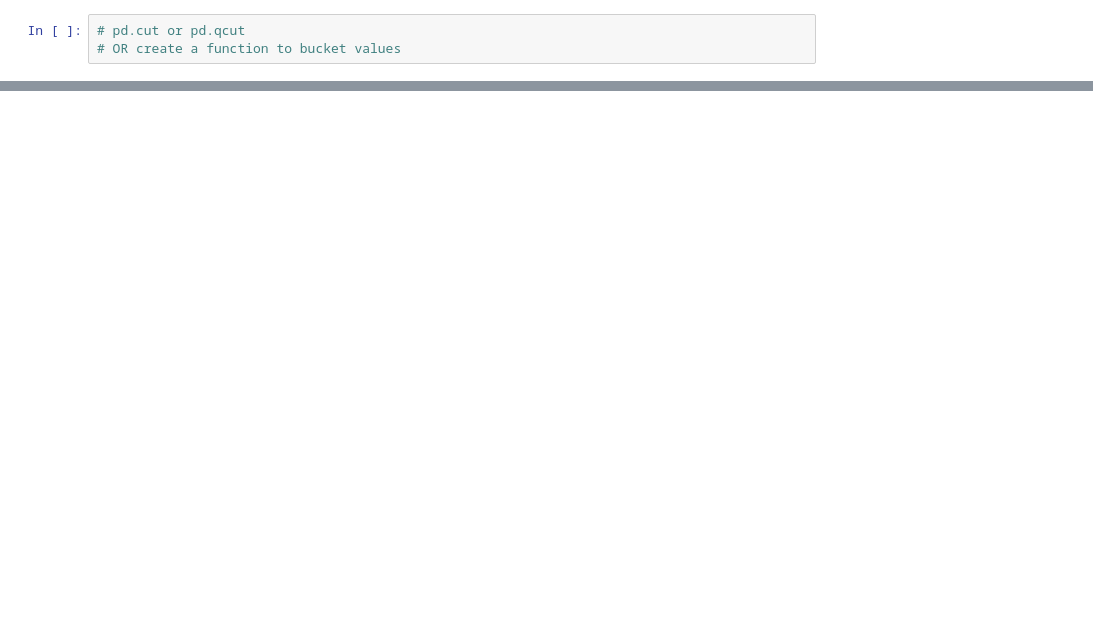
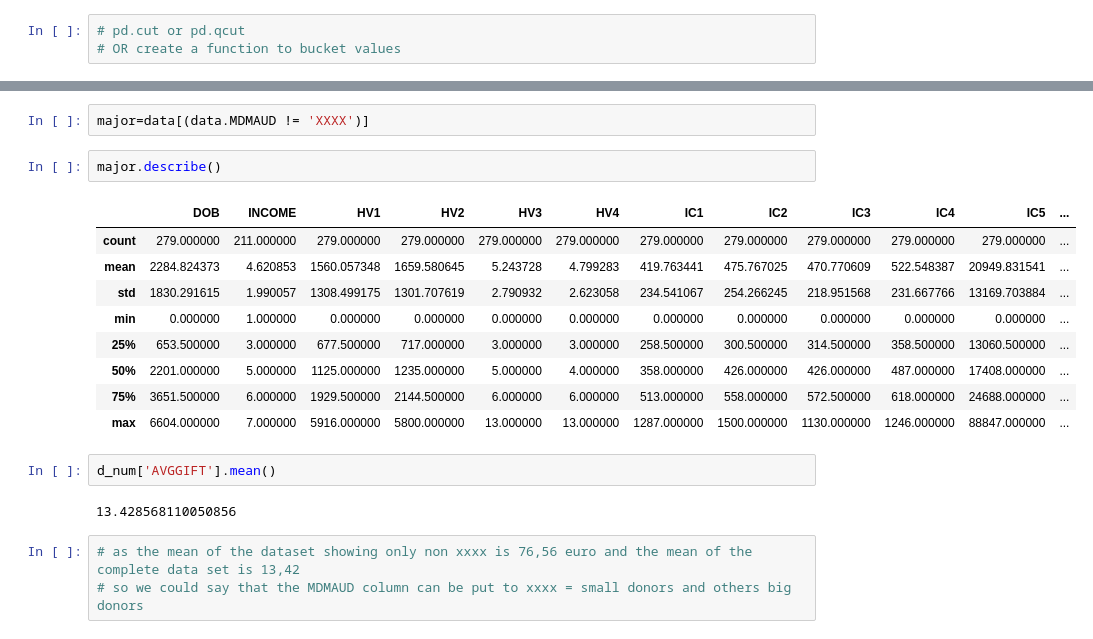
Before and after one commit to cathvos/IronCath, a Jupyter notebook: IH week 4/EDA lesson.ipynb, the cells around one changed output, grey strips where cells are left out. Cells and saved outputs as stored; diff of their text form; blank space fills up the shorter version.

```diff
--- a/IH week 4/EDA lesson.ipynb
+++ b/IH week 4/EDA lesson.ipynb
@@ -219,0 +284,21 @@ OR FILTER BY A FIXED LIMIT
+# %%
+major=data[(data.MDMAUD != 'XXXX')]
+# %%
+major.describe()
+# %% [output]
+|  | DOB | INCOME | HV1 | HV2 | HV3 | HV4 | IC1 | IC2 | IC3 | IC4 | IC5 | ... |
+| count | 279.000000 | 211.000000 | 279.000000 | 279.000000 | 279.000000 | 279.000000 | 279.000000 | 279.000000 | 279.000000 | 279.000000 | 279.000000 | ... |
+| mean | 2284.824373 | 4.620853 | 1560.057348 | 1659.580645 | 5.243728 | 4.799283 | 419.763441 | 475.767025 | 470.770609 | 522.548387 | 20949.831541 | ... |
+| std | 1830.291615 | 1.990057 | 1308.499175 | 1301.707619 | 2.790932 | 2.623058 | 234.541067 | 254.266245 | 218.951568 | 231.667766 | 13169.703884 | ... |
+| min | 0.000000 | 1.000000 | 0.000000 | 0.000000 | 0.000000 | 0.000000 | 0.000000 | 0.000000 | 0.000000 | 0.000000 | 0.000000 | ... |
+| 25% | 653.500000 | 3.000000 | 677.500000 | 717.000000 | 3.000000 | 3.000000 | 258.500000 | 300.500000 | 314.500000 | 358.500000 | 13060.500000 | ... |
+| 50% | 2201.000000 | 5.000000 | 1125.000000 | 1235.000000 | 5.000000 | 4.000000 | 358.000000 | 426.000000 | 426.000000 | 487.000000 | 17408.000000 | ... |
+| 75% | 3651.500000 | 6.000000 | 1929.500000 | 2144.500000 | 6.000000 | 6.000000 | 513.000000 | 558.000000 | 572.500000 | 618.000000 | 24688.000000 | ... |
+| max | 6604.000000 | 7.000000 | 5916.000000 | 5800.000000 | 13.000000 | 13.000000 | 1287.000000 | 1500.000000 | 1130.000000 | 1246.000000 | 88847.000000 | ... |
+# %%
+d_num['AVGGIFT'].mean()
+# %% [output]
+13.428568110050856
+# %%
+# as the mean of the dataset showing only non xxxx is 76,56 euro and the mean of the complete data set is 13,42
+# so we could say that the MDMAUD column can be put to xxxx = small donors and others big donors
```
Also changed, not shown: parts of 26 cells of this notebook, 20 other files.
